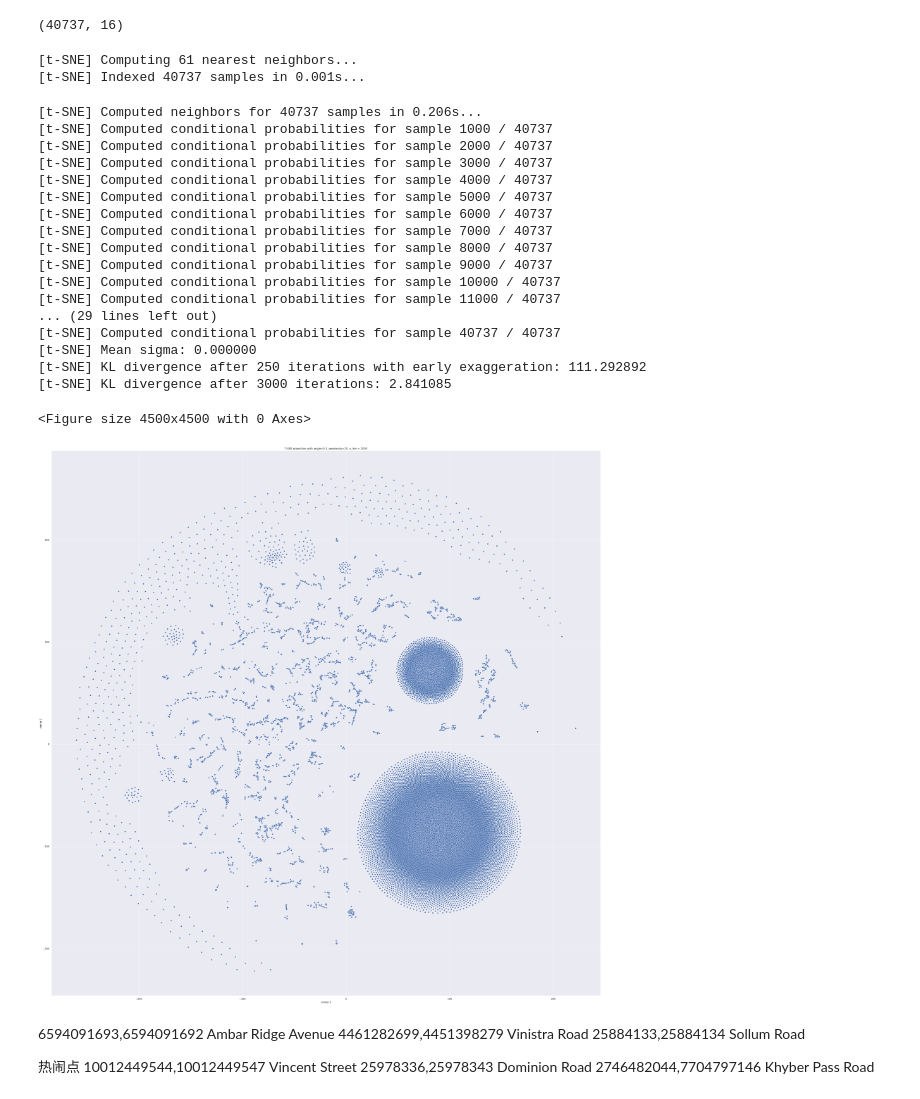
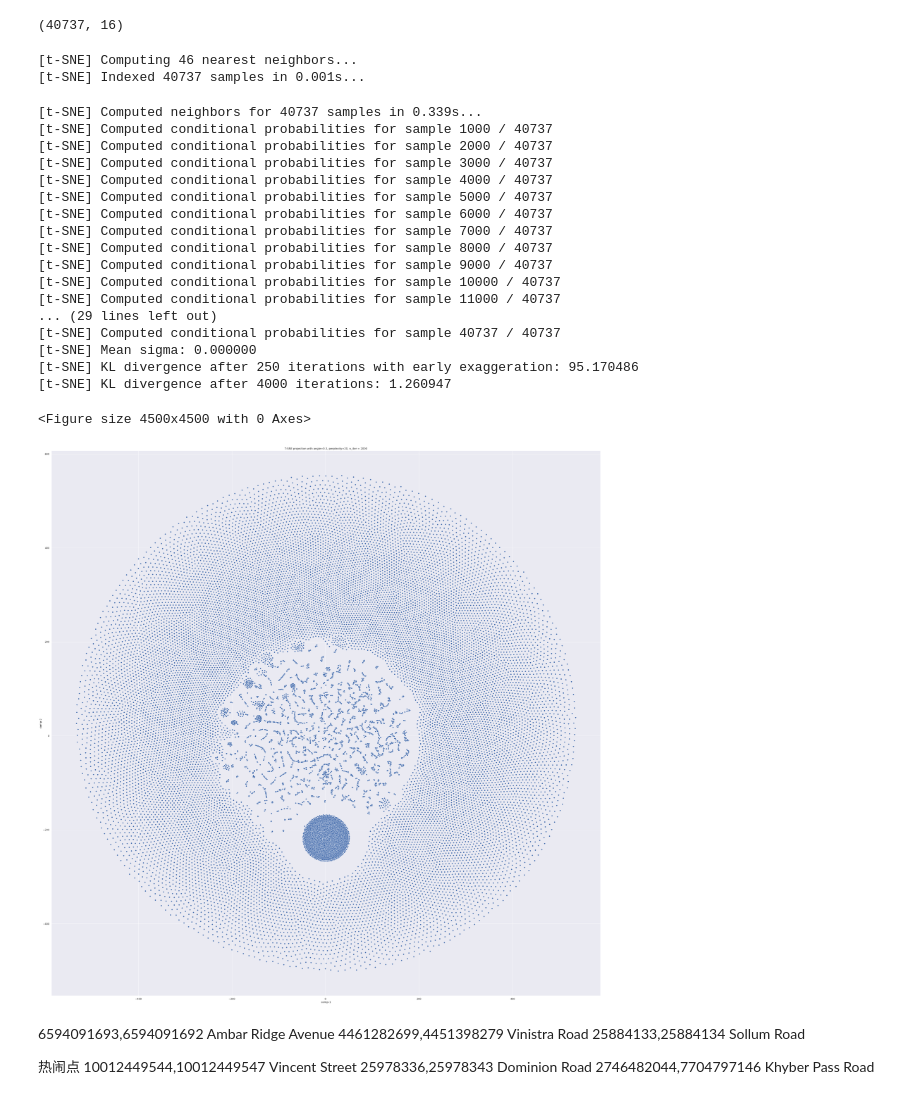
Before and after one commit to masonyc/uoa_789, a Jupyter notebook: src/Tuned_visualized_embedding.ipynb, the cells around one changed output. Saved outputs shown, nothing was run; the diff lists cells and outputs as text; code cells hidden in the pictures.

```diff
--- a/src/Tuned_visualized_embedding.ipynb
+++ b/src/Tuned_visualized_embedding.ipynb
@@ -12,7 +12,7 @@ def find_embedding_for_property(property_df,street_df,emb_df):
     output_df = property_df.merge(street_with_embedding,on=["street_sources","street_targets"])
     return output_df
 # %%
-akl_embedding_df = pd.read_csv(f"./outputs/akl_embedding_1668582832.csv")
+akl_embedding_df = pd.read_csv(f"./outputs/akl_embedding_1668642785.csv")
 AKL_df = pd.read_csv(f"{output_path}/datasets/property_data_with_street.csv",encoding='latin1')
 AKL_df = AKL_df.drop(['Unnamed: 0'],axis=1)
 embedding_size = akl_embedding_df.shape[1]
@@ -28,37 +28,37 @@ print(tsne_embedding_df.shape)
 # %% [output]
 (40737, 16)
 # %%
-tsne_embedded = TSNE(n_components=2,learning_rate='auto',angle=0.1,n_iter=3000, perplexity=20,random_state=RANDOM_STATE,verbose=1,n_jobs=-1).fit_transform(tsne_embedding_df.copy())
+tsne_embedded = TSNE(n_components=2,learning_rate='auto',angle=0.1,n_iter=4000, perplexity=15,random_state=RANDOM_STATE,verbose=1,n_jobs=-1).fit_transform(tsne_embedding_df.copy())
 
 df = pd.DataFrame()
 df["comp-1"] = tsne_embedded[:,0]
 df["comp-2"] = tsne_embedded[:,1]
 plt.clf()
 plt.figure()
 sns.scatterplot(x="comp-1", y="comp-2", data=df).set(title=f"T-SNE projection with angle=0.3, perplexity={20}, n_iter = {2000}")
 plt.savefig(f"./outputs/visualized_embedding_final.pdf")
 # %% [output]
-[t-SNE] Computing 61 nearest neighbors...
+[t-SNE] Computing 46 nearest neighbors...
 [t-SNE] Indexed 40737 samples in 0.001s...
-[t-SNE] Computed neighbors for 40737 samples in 0.206s...
+[t-SNE] Computed neighbors for 40737 samples in 0.339s...
 [t-SNE] Computed conditional probabilities for sample 1000 / 40737
 [t-SNE] Computed conditional probabilities for sample 2000 / 40737
 [t-SNE] Computed conditional probabilities for sample 3000 / 40737
 [t-SNE] Computed conditional probabilities for sample 4000 / 40737
 [t-SNE] Computed conditional probabilities for sample 5000 / 40737
 [t-SNE] Computed conditional probabilities for sample 6000 / 40737
 [t-SNE] Computed conditional probabilities for sample 7000 / 40737
 [t-SNE] Computed conditional probabilities for sample 8000 / 40737
 [t-SNE] Computed conditional probabilities for sample 9000 / 40737
 [t-SNE] Computed conditional probabilities for sample 10000 / 40737
 [t-SNE] Computed conditional probabilities for sample 11000 / 40737
 ... (29 lines left out)
 [t-SNE] Computed conditional probabilities for sample 40737 / 40737
 [t-SNE] Mean sigma: 0.000000
-[t-SNE] KL divergence after 250 iterations with early exaggeration: 111.292892
-[t-SNE] KL divergence after 3000 iterations: 2.841085
+[t-SNE] KL divergence after 250 iterations with early exaggeration: 95.170486
+[t-SNE] KL divergence after 4000 iterations: 1.260947
 <Figure size 4500x4500 with 0 Axes>
-[figure, old version]
+[figure, new version]
 # %% [markdown]
 6594091693,6594091692 Ambar Ridge Avenue
 4461282699,4451398279 Vinistra Road
```
Also changed, not shown: parts of 1 cell of this notebook, 28 other files.
